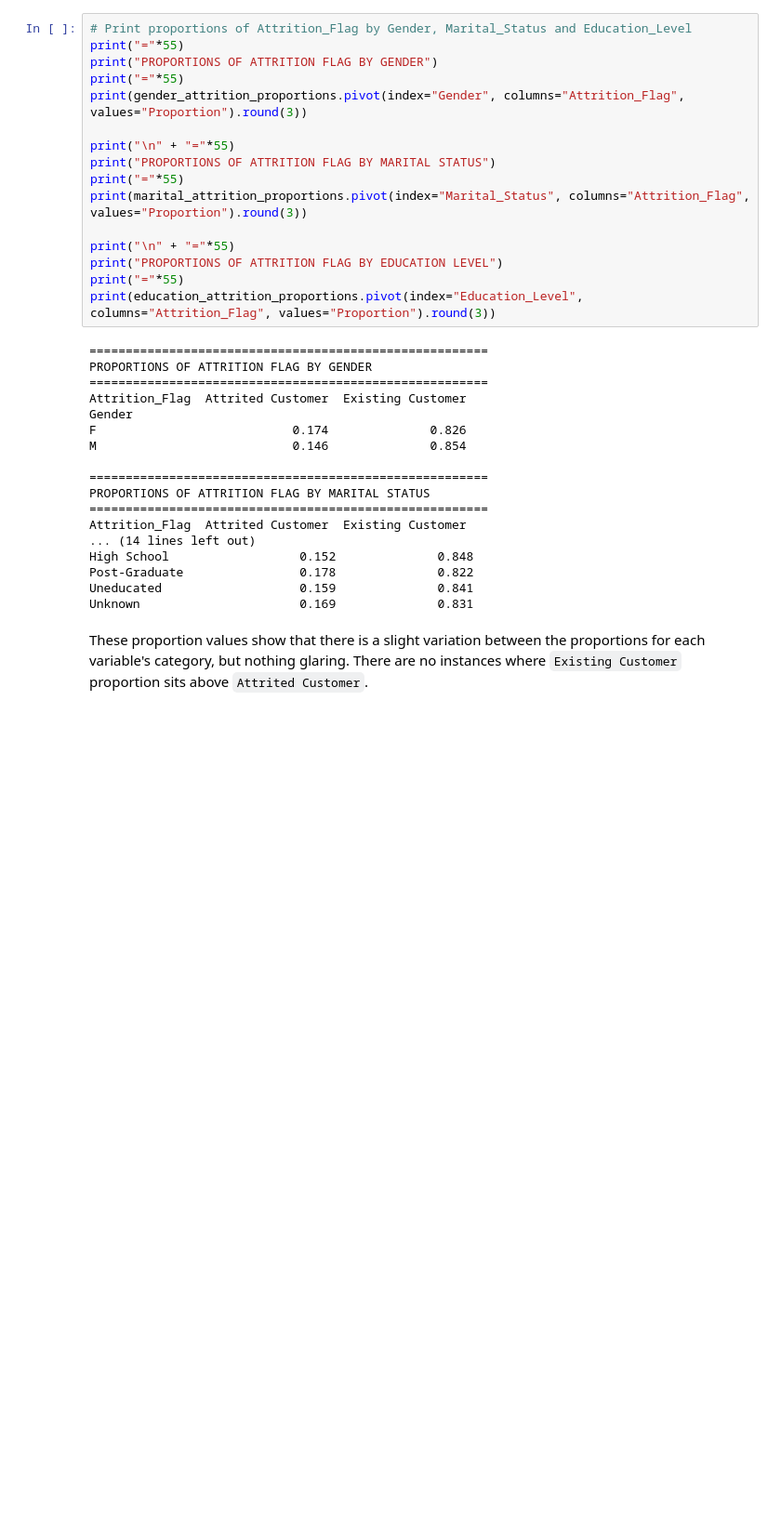
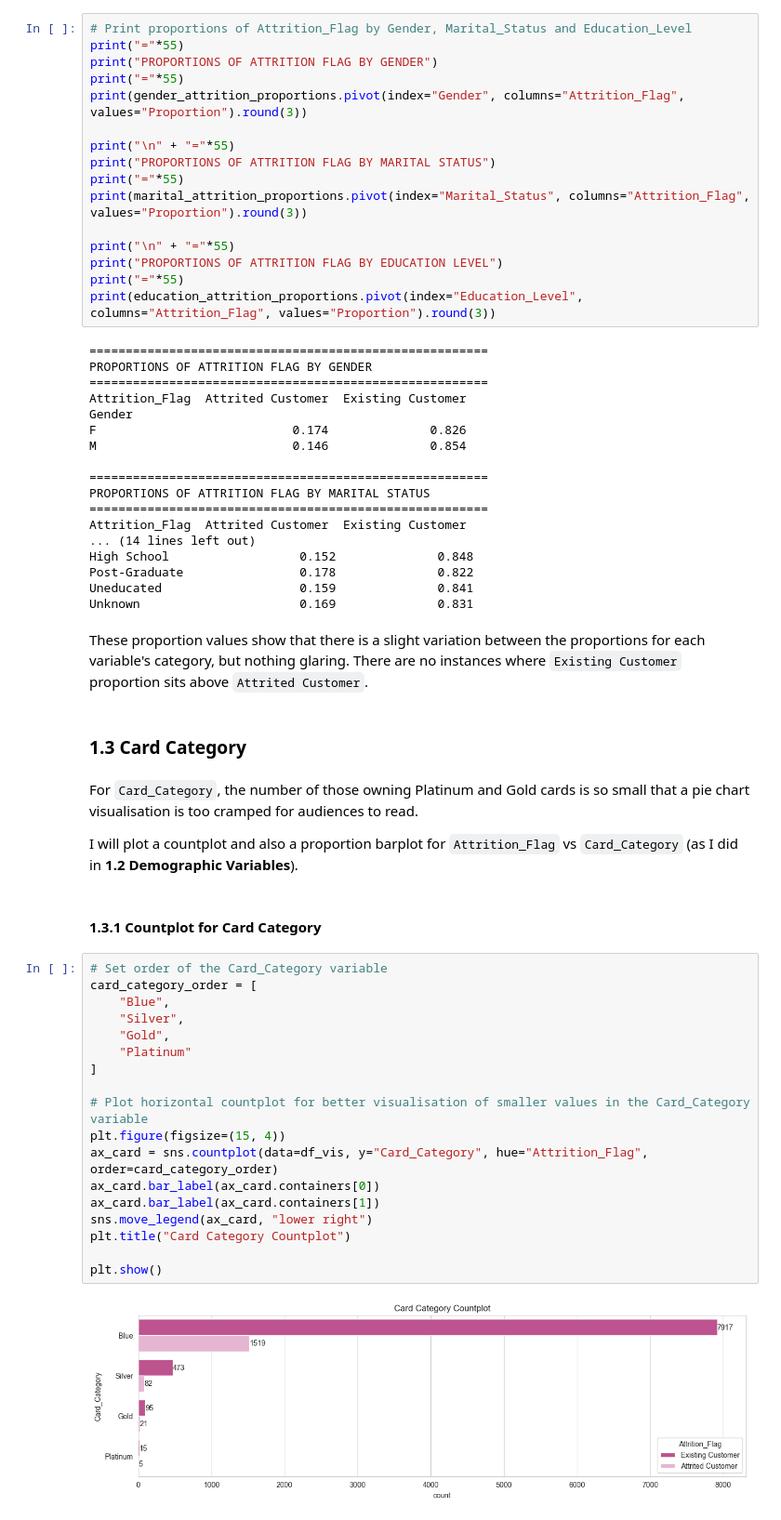
Before and after one commit to elhope23/credit-card-customer-churn-analysis, a Jupyter notebook: jupyter_notebooks/Stage3-Visualisation.ipynb, the cells around one changed output. Shown at 93% size. Cells and saved outputs as stored; diff of their text form; blank space fills up the shorter version.

Commit message:
Stage 3 | EDA: Plot countplot and proportion bar chart for card categories

```diff
--- a/jupyter_notebooks/Stage3-Visualisation.ipynb
+++ b/jupyter_notebooks/Stage3-Visualisation.ipynb
@@ -244,3 +244,31 @@ Uneducated                   0.159              0.841
 Unknown                      0.169              0.831
 # %% [markdown]
 These proportion values show that there is a slight variation between the proportions for each variable's category, but nothing glaring. There are no instances where `Existing Customer` proportion sits above `Attrited Customer`.
+# %% [markdown]
+### **1.3 Card Category**
+# %% [markdown]
+For `Card_Category`, the number of those owning Platinum and Gold cards is so small that a pie chart visualisation is too cramped for audiences to read.
+
+I will plot a countplot and also a proportion barplot for `Attrition_Flag` vs `Card_Category` (as I did in **1.2 Demographic Variables**).
+# %% [markdown]
+#### **1.3.1 Countplot for Card Category**
+# %%
+# Set order of the Card_Category variable
+card_category_order = [
+    "Blue",
+    "Silver",
+    "Gold",
+    "Platinum"
+]
+
+# Plot horizontal countplot for better visualisation of smaller values in the Card_Category variable
+plt.figure(figsize=(15, 4))
+ax_card = sns.countplot(data=df_vis, y="Card_Category", hue="Attrition_Flag", order=card_category_order)
+ax_card.bar_label(ax_card.containers[0])
+ax_card.bar_label(ax_card.containers[1])
+sns.move_legend(ax_card, "lower right")
+plt.title("Card Category Countplot")
+
+plt.show()
+# %% [output]
+[figure, added]
```
Also changed, not shown: parts of 5 cells of this notebook.
